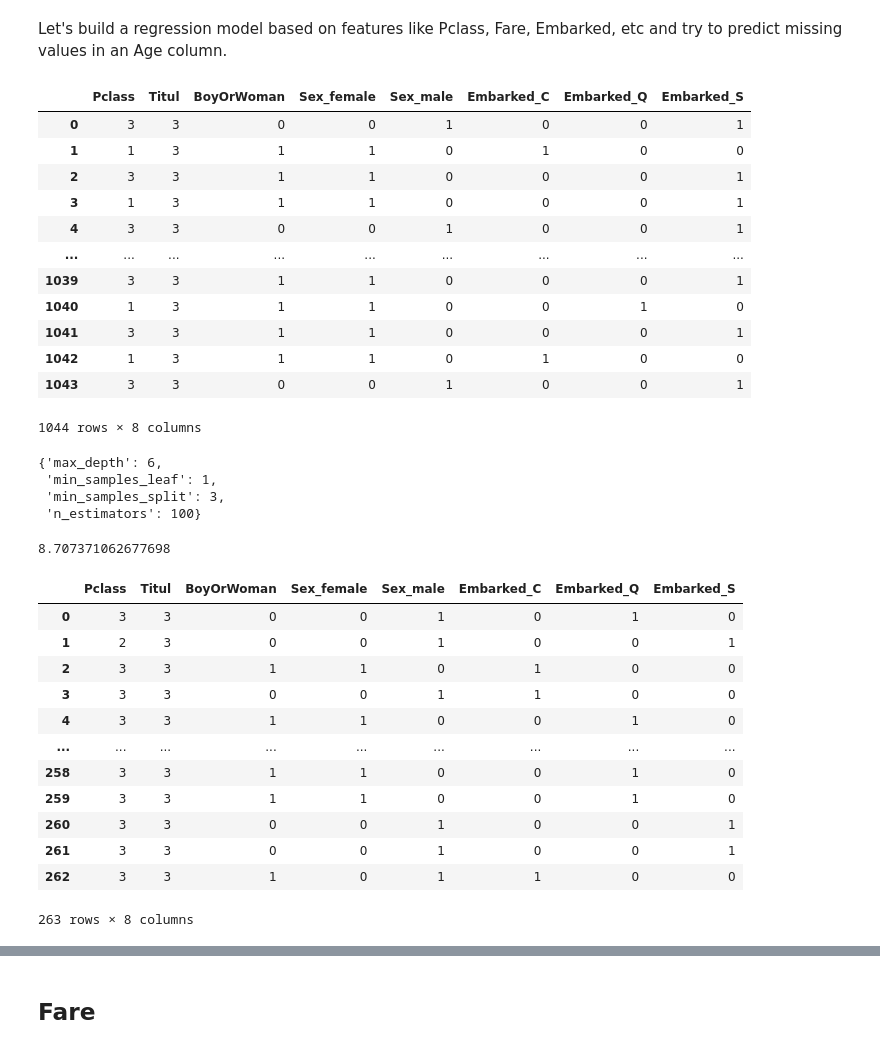
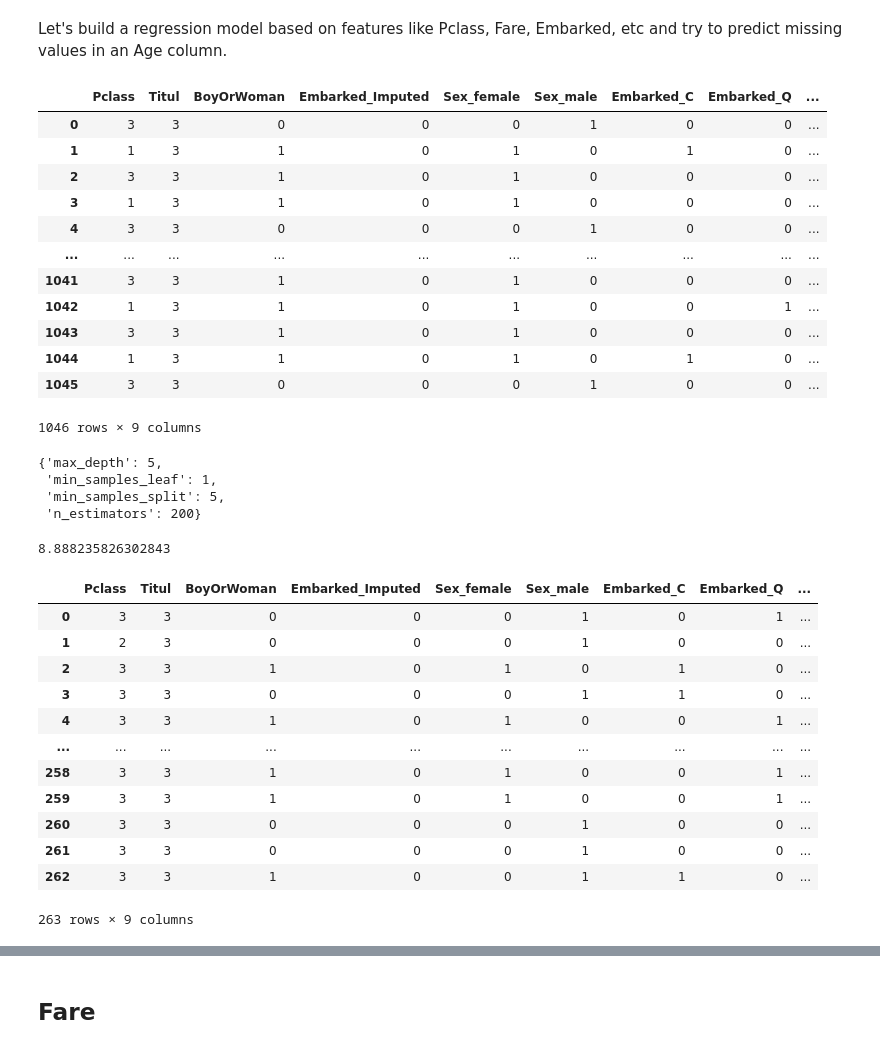
Before and after one commit to grigoriizharkov/Titanic, a Jupyter notebook: Titanic.ipynb, the cells around one changed output, grey strips where cells are left out. Saved outputs shown, nothing was run; the diff lists cells and outputs as text; code cells hidden in the pictures.

```diff
--- a/Titanic.ipynb
+++ b/Titanic.ipynb
@@ -125,8 +131,8 @@ As you can see, these two women have no information in Embarked field, but fortu
 # %% [markdown]
 So, let our two women also embarked at Cherbourg.
 # %%
-# train_data['Embarked_Imputed'] = train_data.Embarked.isnull().astype('int')
-# test_data['Embarked_Imputed'] = test_data.Embarked.isnull().astype('int')
+train_data['Embarked_Imputed'] = train_data.Embarked.isnull().astype('int')
+test_data['Embarked_Imputed'] = test_data.Embarked.isnull().astype('int')
 # %%
-# train_data.Embarked.fillna('C', inplace=True)
+train_data.Embarked.fillna('S', inplace=True)
 # %%
@@ -136,3 +141,0 @@ I'll try to just drop this two rows, because it shouldn't have a great effect on
-# %%
-train_data.drop([61, 829], inplace=True)
-train_data.index = range(889)
@@ -278,25 +265,25 @@ test_data['Age_Imputed'] = test_data.Age.isnull().astype('int')
 # %%
 clean_data_Age = pd.concat([train_data[~train_data.Age.isnull()],
                             test_data[~test_data.Age.isnull()]], ignore_index=True)
 
 y_Age = clean_data_Age.Age
-features_Age = ['Pclass', 'Titul', 'Sex', 'Embarked', 'BoyOrWoman']
+features_Age = ['Pclass', 'Titul', 'Sex', 'Embarked', 'BoyOrWoman', 'Embarked_Imputed']
 X_Age = pd.get_dummies(clean_data_Age[features_Age])
 X_Age
 # %% [output]
-|  | Pclass | Titul | BoyOrWoman | Sex_female | Sex_male | Embarked_C | Embarked_Q | Embarked_S |
-| 0 | 3 | 3 | 0 | 0 | 1 | 0 | 0 | 1 |
-| 1 | 1 | 3 | 1 | 1 | 0 | 1 | 0 | 0 |
-| 2 | 3 | 3 | 1 | 1 | 0 | 0 | 0 | 1 |
-| 3 | 1 | 3 | 1 | 1 | 0 | 0 | 0 | 1 |
-| 4 | 3 | 3 | 0 | 0 | 1 | 0 | 0 | 1 |
-| ... | ... | ... | ... | ... | ... | ... | ... | ... |
-| 1039 | 3 | 3 | 1 | 1 | 0 | 0 | 0 | 1 |
-| 1040 | 1 | 3 | 1 | 1 | 0 | 0 | 1 | 0 |
-| 1041 | 3 | 3 | 1 | 1 | 0 | 0 | 0 | 1 |
-| 1042 | 1 | 3 | 1 | 1 | 0 | 1 | 0 | 0 |
-| 1043 | 3 | 3 | 0 | 0 | 1 | 0 | 0 | 1 |
+|  | Pclass | Titul | BoyOrWoman | Embarked_Imputed | Sex_female | Sex_male | Embarked_C | Embarked_Q | ... |
+| 0 | 3 | 3 | 0 | 0 | 0 | 1 | 0 | 0 | ... |
+| 1 | 1 | 3 | 1 | 0 | 1 | 0 | 1 | 0 | ... |
+| 2 | 3 | 3 | 1 | 0 | 1 | 0 | 0 | 0 | ... |
+| 3 | 1 | 3 | 1 | 0 | 1 | 0 | 0 | 0 | ... |
+| 4 | 3 | 3 | 0 | 0 | 0 | 1 | 0 | 0 | ... |
+| ... | ... | ... | ... | ... | ... | ... | ... | ... | ... |
+| 1041 | 3 | 3 | 1 | 0 | 1 | 0 | 0 | 0 | ... |
+| 1042 | 1 | 3 | 1 | 0 | 1 | 0 | 0 | 1 | ... |
+| 1043 | 3 | 3 | 1 | 0 | 1 | 0 | 0 | 0 | ... |
+| 1044 | 1 | 3 | 1 | 0 | 1 | 0 | 1 | 0 | ... |
+| 1045 | 3 | 3 | 0 | 0 | 0 | 1 | 0 | 0 | ... |
-1044 rows × 8 columns
+1046 rows × 9 columns
 # %%
 from sklearn.ensemble import RandomForestRegressor
 from sklearn.model_selection import train_test_split, GridSearchCV
@@ -316,10 +303,10 @@ grid_Age.fit(X_Age_train, y_Age_train)
 
 grid_Age.best_params_
 # %% [output]
-{'max_depth': 6,
+{'max_depth': 5,
  'min_samples_leaf': 1,
- 'min_samples_split': 3,
- 'n_estimators': 100}
+ 'min_samples_split': 5,
+ 'n_estimators': 200}
 # %%
 best_model_Age = grid_Age.best_estimator_
 # %%
@@ -327,7 +314,7 @@ from sklearn.metrics import mean_absolute_error
 
 mean_absolute_error(y_Age_val, best_model_Age.predict(X_Age_val))
 # %% [output]
-8.707371062677698
+8.888235826302843
 # %%
 raw_data_Age = pd.concat([train_data[train_data.Age.isnull()],
                           test_data[test_data.Age.isnull()]], ignore_index=True)
@@ -335,19 +322,19 @@ raw_data_Age = pd.concat([train_data[train_data.Age.isnull()],
 X_Age_test = pd.get_dummies(raw_data_Age[features_Age])
 X_Age_test
 # %% [output]
-|  | Pclass | Titul | BoyOrWoman | Sex_female | Sex_male | Embarked_C | Embarked_Q | Embarked_S |
-| 0 | 3 | 3 | 0 | 0 | 1 | 0 | 1 | 0 |
-| 1 | 2 | 3 | 0 | 0 | 1 | 0 | 0 | 1 |
-| 2 | 3 | 3 | 1 | 1 | 0 | 1 | 0 | 0 |
-| 3 | 3 | 3 | 0 | 0 | 1 | 1 | 0 | 0 |
-| 4 | 3 | 3 | 1 | 1 | 0 | 0 | 1 | 0 |
-| ... | ... | ... | ... | ... | ... | ... | ... | ... |
-| 258 | 3 | 3 | 1 | 1 | 0 | 0 | 1 | 0 |
-| 259 | 3 | 3 | 1 | 1 | 0 | 0 | 1 | 0 |
-| 260 | 3 | 3 | 0 | 0 | 1 | 0 | 0 | 1 |
-| 261 | 3 | 3 | 0 | 0 | 1 | 0 | 0 | 1 |
-| 262 | 3 | 3 | 1 | 0 | 1 | 1 | 0 | 0 |
+|  | Pclass | Titul | BoyOrWoman | Embarked_Imputed | Sex_female | Sex_male | Embarked_C | Embarked_Q | ... |
+| 0 | 3 | 3 | 0 | 0 | 0 | 1 | 0 | 1 | ... |
+| 1 | 2 | 3 | 0 | 0 | 0 | 1 | 0 | 0 | ... |
+| 2 | 3 | 3 | 1 | 0 | 1 | 0 | 1 | 0 | ... |
+| 3 | 3 | 3 | 0 | 0 | 0 | 1 | 1 | 0 | ... |
+| 4 | 3 | 3 | 1 | 0 | 1 | 0 | 0 | 1 | ... |
+| ... | ... | ... | ... | ... | ... | ... | ... | ... | ... |
+| 258 | 3 | 3 | 1 | 0 | 1 | 0 | 0 | 1 | ... |
+| 259 | 3 | 3 | 1 | 0 | 1 | 0 | 0 | 1 | ... |
+| 260 | 3 | 3 | 0 | 0 | 0 | 1 | 0 | 0 | ... |
+| 261 | 3 | 3 | 0 | 0 | 0 | 1 | 0 | 0 | ... |
+| 262 | 3 | 3 | 1 | 0 | 0 | 1 | 1 | 0 | ... |
-263 rows × 8 columns
+263 rows × 9 columns
 # %%
 prediction_Age = best_model_Age.predict(X_Age_test)
 prediction_Age = prediction_Age.round(1)
```
Also changed, not shown: parts of 19 cells of this notebook, 1 other file.
